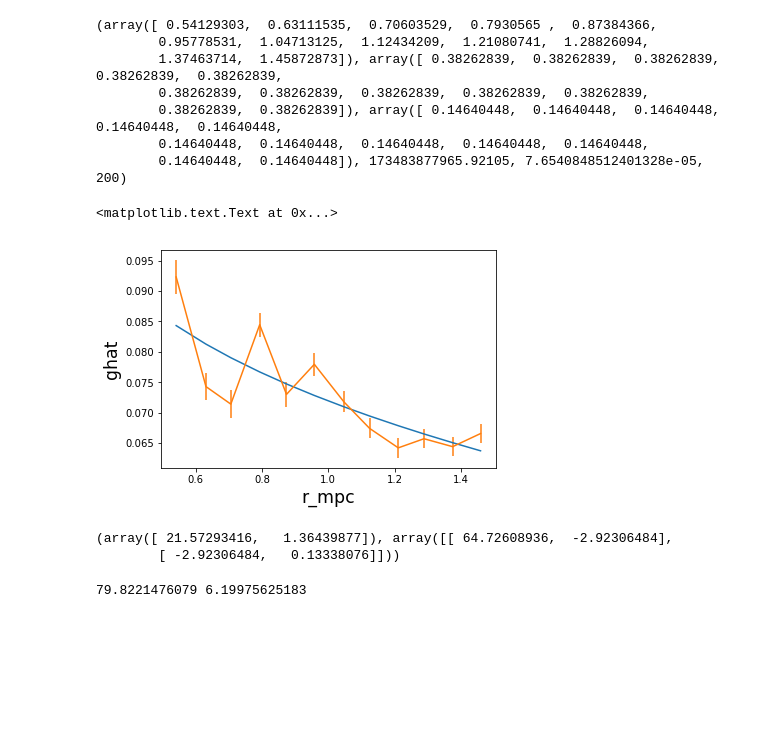
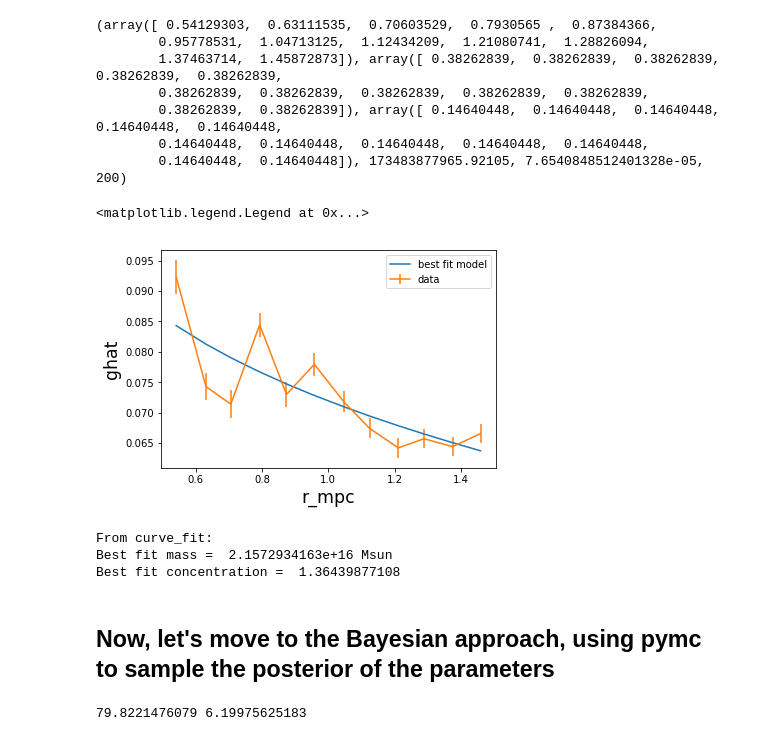
Before and after one commit to LSSTDESC/clmassmod, a Jupyter notebook: nfwfitter/DemoShearMeasurementProfile.ipynb, the cells around one changed output. Saved outputs shown, nothing was run; the diff lists cells and outputs as text; code cells hidden in the pictures; blank space fills up the shorter version.

```diff
--- a/nfwfitter/DemoShearMeasurementProfile.ipynb
+++ b/nfwfitter/DemoShearMeasurementProfile.ipynb
@@ -130,19 +131,26 @@ print x_data
 from scipy.optimize import curve_fit
 popt, pcov = curve_fit(model_reduced_shear, x_data, y_data, sigma=sigma)
 # %%
-pyplot.plot(profile_of_sim_from_config.table['r_mpc'], model_reduced_shear( x_data, *popt ))
-pyplot.errorbar(profile_of_sim_from_config.table['r_mpc'], profile_of_sim_from_config.table['ghat'],
-            yerr=profile_of_sim_from_config.table['sigma_ghat'])
-pyplot.xlabel('r_mpc',fontsize='xx-large')
-pyplot.ylabel('ghat',fontsize='xx-large')
+plt.plot(profile_of_sim_from_config.table['r_mpc'], model_reduced_shear( x_data, *popt ), label = 'best fit model')
+plt.errorbar(profile_of_sim_from_config.table['r_mpc'], profile_of_sim_from_config.table['ghat'],
+            yerr=profile_of_sim_from_config.table['sigma_ghat'], label='data')
+plt.xlabel('r_mpc',fontsize='xx-large')
+plt.ylabel('ghat',fontsize='xx-large')
+plt.legend()
 # %% [output]
-<matplotlib.text.Text at 0x...>
+<matplotlib.legend.Legend at 0x...>
-[figure, old version]
+[figure, new version]
-# %%
-popt, pcov
-# %% [output]
-(array([ 21.57293416,   1.36439877]), array([[ 64.72608936,  -2.92306484],
-        [ -2.92306484,   0.13338076]]))
+# %%
+#print popt, pcov
+print "From curve_fit:"
+print "Best fit mass = ", popt[0]*1.e15,"Msun"
+print "Best fit concentration = ", popt[1]
+# %% [output]
+From curve_fit:
+Best fit mass =  2.1572934163e+16 Msun
+Best fit concentration =  1.36439877108
+# %% [markdown]
+## Now, let's move to the Bayesian approach, using pymc to sample the posterior of the parameters
 # %%
 # Let's create a directed acyclic graph: Baysian Network to do the analog to curve_fit
 # with pymc, taking into account prior distributions.
```
Also changed, not shown: parts of 16 cells of this notebook.
